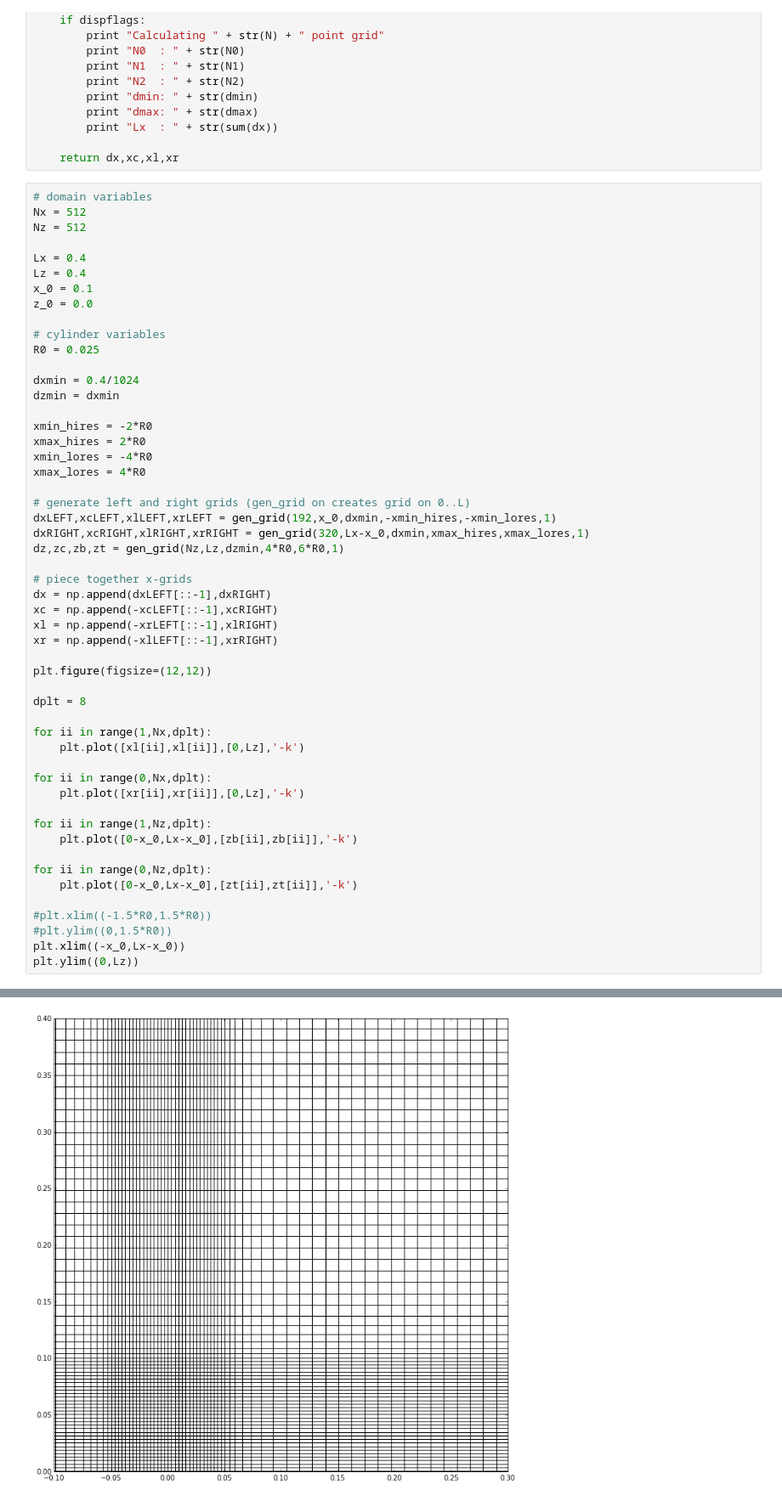
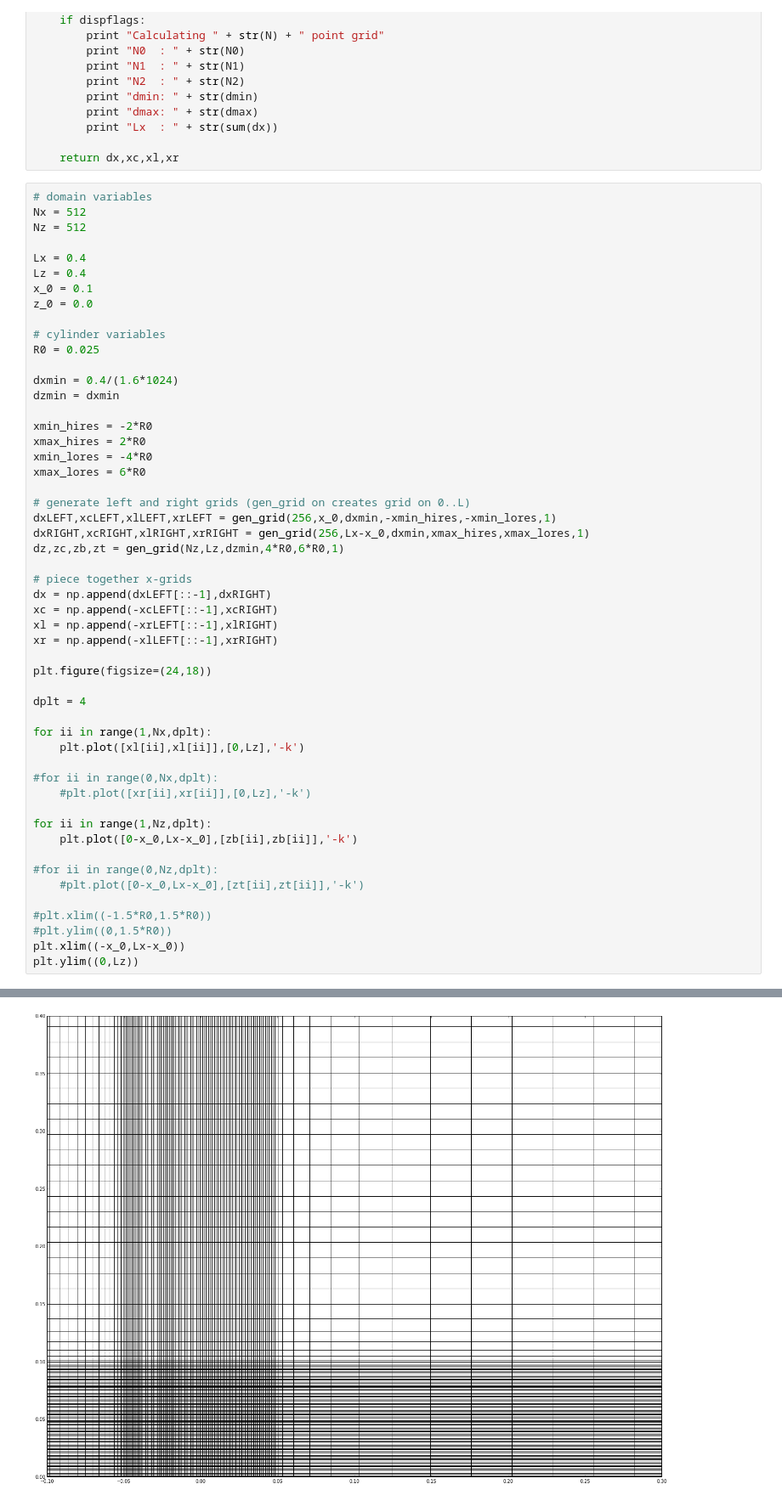
Before and after one commit to UBC-MOAD/flow_separation, a Jupyter notebook: half_cylinder_notebooks/gen_irregular_grid_ICs.ipynb, the cells around one changed output, grey strips where cells are left out. Shown at 85% size. Drawn from its saved outputs; the diff is of its cells as text.

```diff
--- a/half_cylinder_notebooks/gen_irregular_grid_ICs.ipynb
+++ b/half_cylinder_notebooks/gen_irregular_grid_ICs.ipynb
@@ -117,17 +117,17 @@ z_0 = 0.0
 # cylinder variables
 R0 = 0.025
 
-dxmin = 0.4/1024
+dxmin = 0.4/(1.6*1024)
 dzmin = dxmin
 
 xmin_hires = -2*R0
 xmax_hires = 2*R0
 xmin_lores = -4*R0
-xmax_lores = 4*R0
+xmax_lores = 6*R0
 
 # generate left and right grids (gen_grid on creates grid on 0..L)
-dxLEFT,xcLEFT,xlLEFT,xrLEFT = gen_grid(192,x_0,dxmin,-xmin_hires,-xmin_lores,1)
-dxRIGHT,xcRIGHT,xlRIGHT,xrRIGHT = gen_grid(320,Lx-x_0,dxmin,xmax_hires,xmax_lores,1)
+dxLEFT,xcLEFT,xlLEFT,xrLEFT = gen_grid(256,x_0,dxmin,-xmin_hires,-xmin_lores,1)
+dxRIGHT,xcRIGHT,xlRIGHT,xrRIGHT = gen_grid(256,Lx-x_0,dxmin,xmax_hires,xmax_lores,1)
 dz,zc,zb,zt = gen_grid(Nz,Lz,dzmin,4*R0,6*R0,1)
 
 # piece together x-grids
@@ -136,21 +136,21 @@ xc = np.append(-xcLEFT[::-1],xcRIGHT)
 xl = np.append(-xrLEFT[::-1],xlRIGHT)
 xr = np.append(-xlLEFT[::-1],xrRIGHT)
 
-plt.figure(figsize=(12,12))
+plt.figure(figsize=(24,18))
 
-dplt = 8
+dplt = 4
 
 for ii in range(1,Nx,dplt):
     plt.plot([xl[ii],xl[ii]],[0,Lz],'-k')
 
-for ii in range(0,Nx,dplt):
-    plt.plot([xr[ii],xr[ii]],[0,Lz],'-k')
+#for ii in range(0,Nx,dplt):
+    #plt.plot([xr[ii],xr[ii]],[0,Lz],'-k')
 
 for ii in range(1,Nz,dplt):
     plt.plot([0-x_0,Lx-x_0],[zb[ii],zb[ii]],'-k')
 
-for ii in range(0,Nz,dplt):
-    plt.plot([0-x_0,Lx-x_0],[zt[ii],zt[ii]],'-k')
+#for ii in range(0,Nz,dplt):
+    #plt.plot([0-x_0,Lx-x_0],[zt[ii],zt[ii]],'-k')
 
 #plt.xlim((-1.5*R0,1.5*R0))
 #plt.ylim((0,1.5*R0))
@@ -177,5 +177,5 @@ Lx  : 0.399817314417
 (0, 0.4)
-[figure, old version]
+[figure, new version]
 # %%
 topo = np.zeros((Nx,1))
 
```
Also changed, not shown: parts of 3 cells of this notebook, 2 other files.
